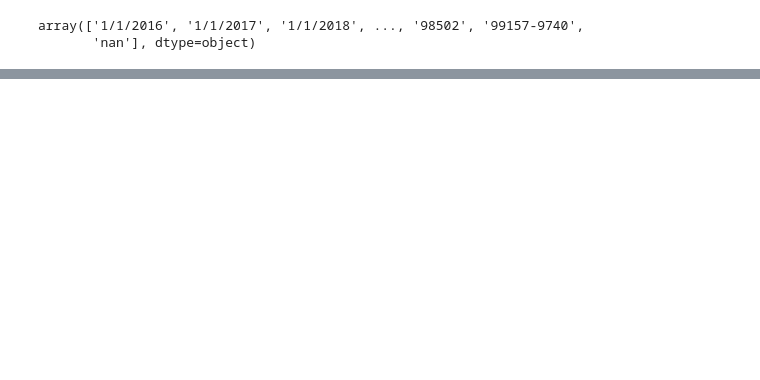
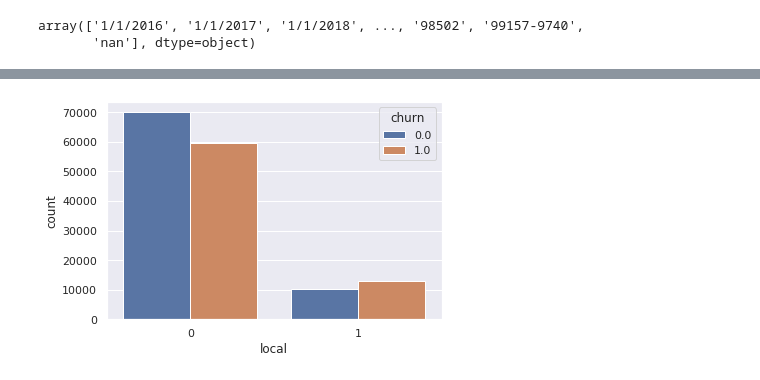
Before and after one commit to dc-larson/Insight_Data_Project, a Jupyter notebook: transaction_history.ipynb, the cells around one changed output, grey strips where cells are left out. Cells and saved outputs as stored; diff of their text form; code cells hidden in the pictures; blank space fills up the shorter version.

```diff
--- a/transaction_history.ipynb
+++ b/transaction_history.ipynb
@@ -321,0 +504,4 @@ SyntaxError: invalid syntax (<ipython-input-141-07f0d06471fc>, line 2)
+# %%
+ax = sns.countplot(x="local", hue="churn", data=df)
+# %% [output]
+[figure, added]
```
Also changed, not shown: parts of 40 cells of this notebook.
